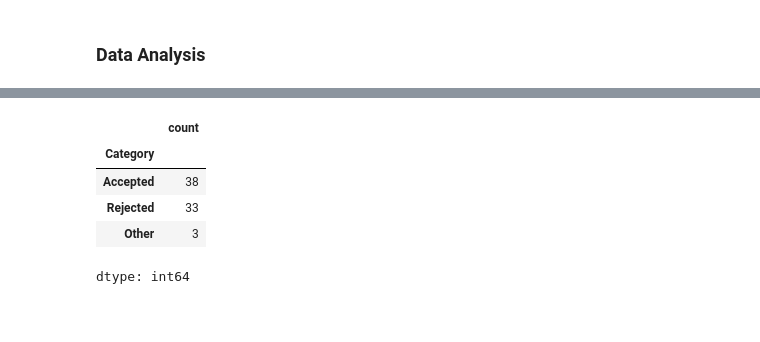
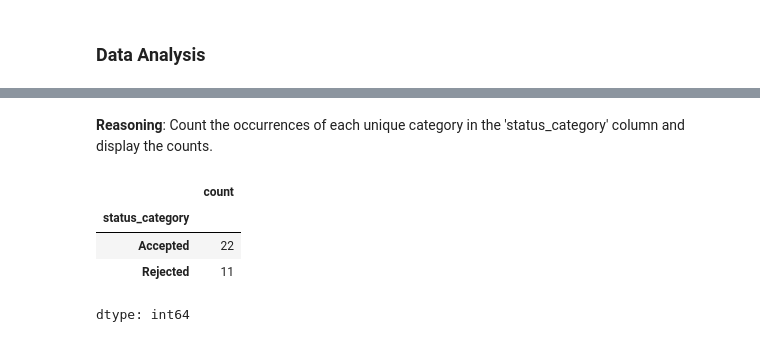
Before and after one commit to Pubudu-98/Colab, a Jupyter notebook: Atlas_lab_data_labeled_samples_EDA.ipynb, the cells around one changed output, grey strips where cells are left out. Cells and saved outputs as stored; diff of their text form; code cells hidden in the pictures; blank space fills up the shorter version.

```diff
--- a/Atlas_lab_data_labeled_samples_EDA.ipynb
+++ b/Atlas_lab_data_labeled_samples_EDA.ipynb
@@ -32,0 +24,11 @@ display(df.head())
+# %%
+def categorize_status(status):
+    if 'accepted' in status.lower():
+        return 'Accepted'
+    elif 'rejected' in status.lower():
+        return 'Rejected'
+    else:
+        return 'Other'
+
+df['status_category'] = df['status'].apply(categorize_status)
+display(df.head())
@@ -32,0 +40,16 @@ display(df.head())
+# %%
+import pandas as pd
+
+# Load the data from the text file into a DataFrame
+df = pd.read_csv("/content/data-sheet-3.txt")
+
+def categorize_status(status):
+    if 'accepted' in status.lower():
+        return 'Accepted'
+    elif 'rejected' in status.lower():
+        return 'Rejected'
+    else:
+        return 'Other'
+
+df['status_category'] = df['status'].apply(categorize_status)
+display(df.head())
@@ -32,0 +61,13 @@ display(df.head())
+# %%
+df.rename(columns={'Prod V2 Verifications:': 'status'}, inplace=True)
+
+def categorize_status(status):
+    if 'accepted' in status.lower():
+        return 'Accepted'
+    elif 'rejected' in status.lower():
+        return 'Rejected'
+    else:
+        return 'Other'
+
+df['status_category'] = df['status'].apply(categorize_status)
+display(df.head())
@@ -33,12 +86,12 @@ display(df.head())
+# %% [markdown]
+**Reasoning**:
+Count the occurrences of each unique category in the 'status_category' column and display the counts.
 # %%
-# Perform EDA - Count categories
-
-category_counts = df['Category'].value_counts()
+category_counts = df['status_category'].value_counts()
 display(category_counts)
 # %% [output]
 |  | count |
-| Category |  |
-| Accepted | 38 |
-| Rejected | 33 |
-| Other | 3 |
+| status_category |  |
+| Accepted | 22 |
+| Rejected | 11 |
 dtype: int64
```
Also changed, not shown: parts of 29 cells of this notebook.
